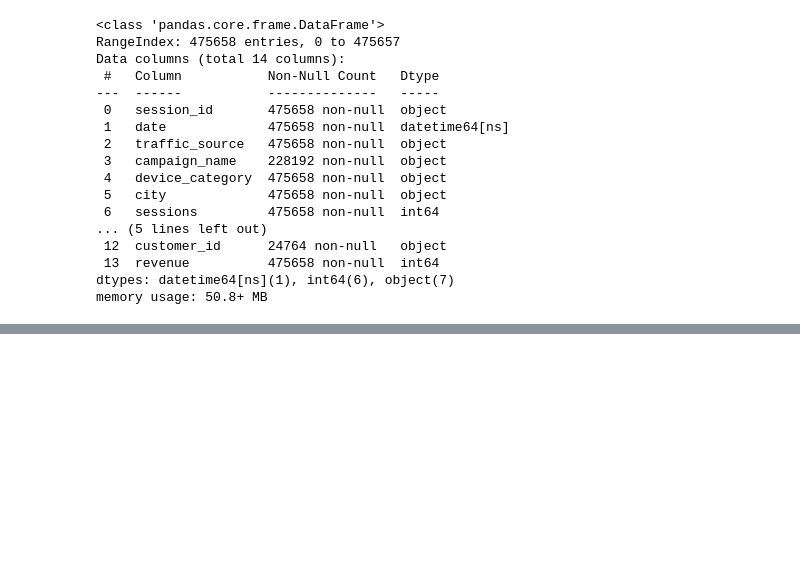
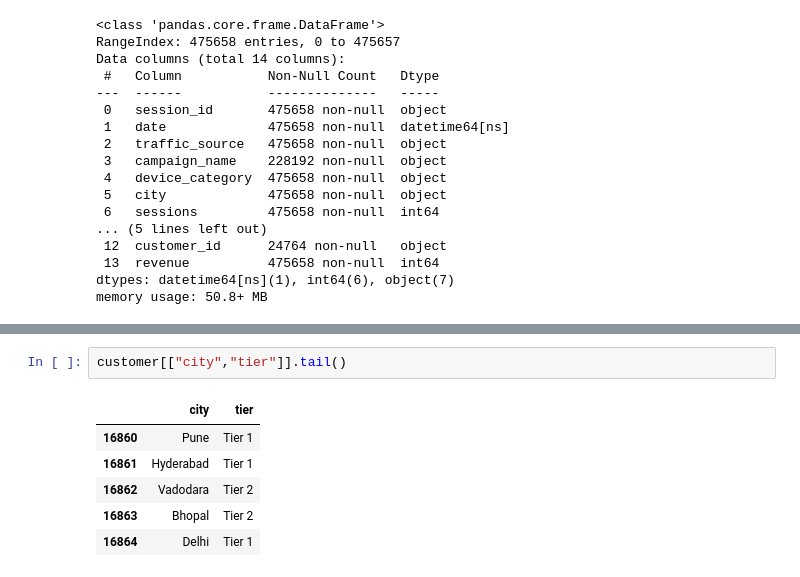
Before and after one commit to yashkumbhar3104/RetailHub-India-Business-Intelligence, a Jupyter notebook: 05_Python/01_data_audit.ipynb, the cells around one changed output, grey strips where cells are left out. Drawn from its saved outputs; the diff is of its cells as text; blank space fills up the shorter version.

```diff
--- a/05_Python/01_data_audit.ipynb
+++ b/05_Python/01_data_audit.ipynb
@@ -130,0 +358,9 @@ memory usage: 50.8+ MB
+# %%
+customer[["city","tier"]].tail()
+# %% [output]
+|  | city | tier |
+| 16860 | Pune | Tier 1 |
+| 16861 | Hyderabad | Tier 1 |
+| 16862 | Vadodara | Tier 2 |
+| 16863 | Bhopal | Tier 2 |
+| 16864 | Delhi | Tier 1 |
```
Also changed, not shown: parts of 97 cells of this notebook, 5 other files.
